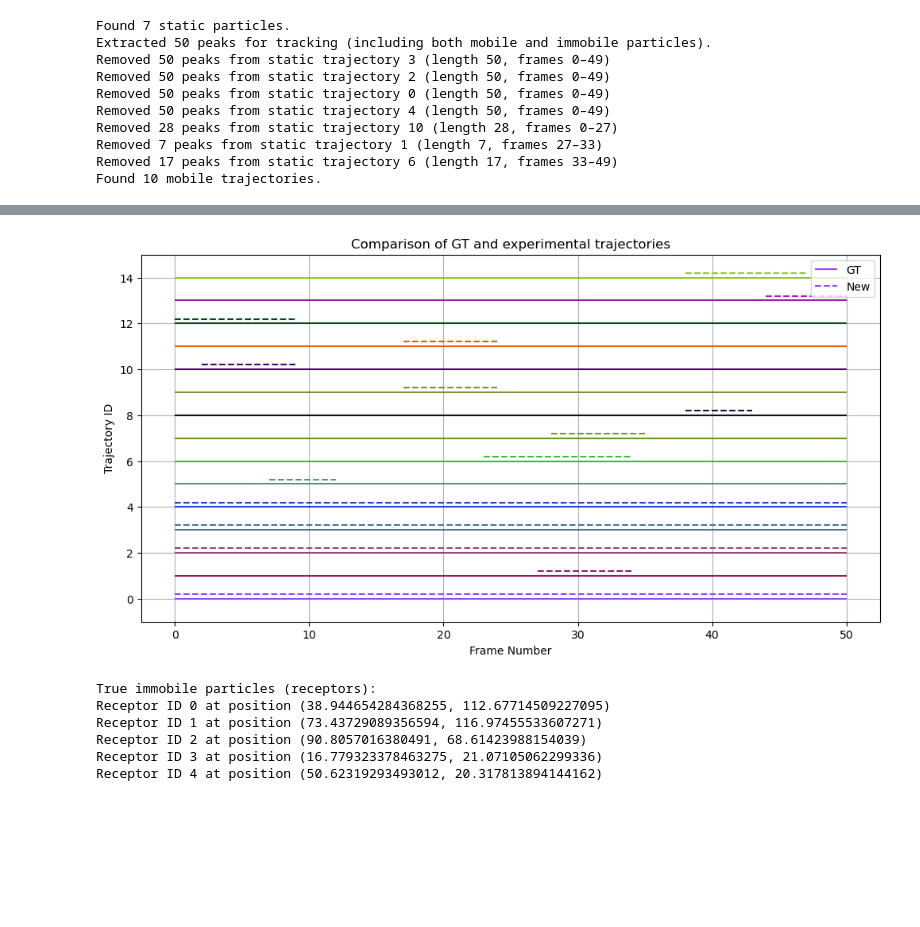
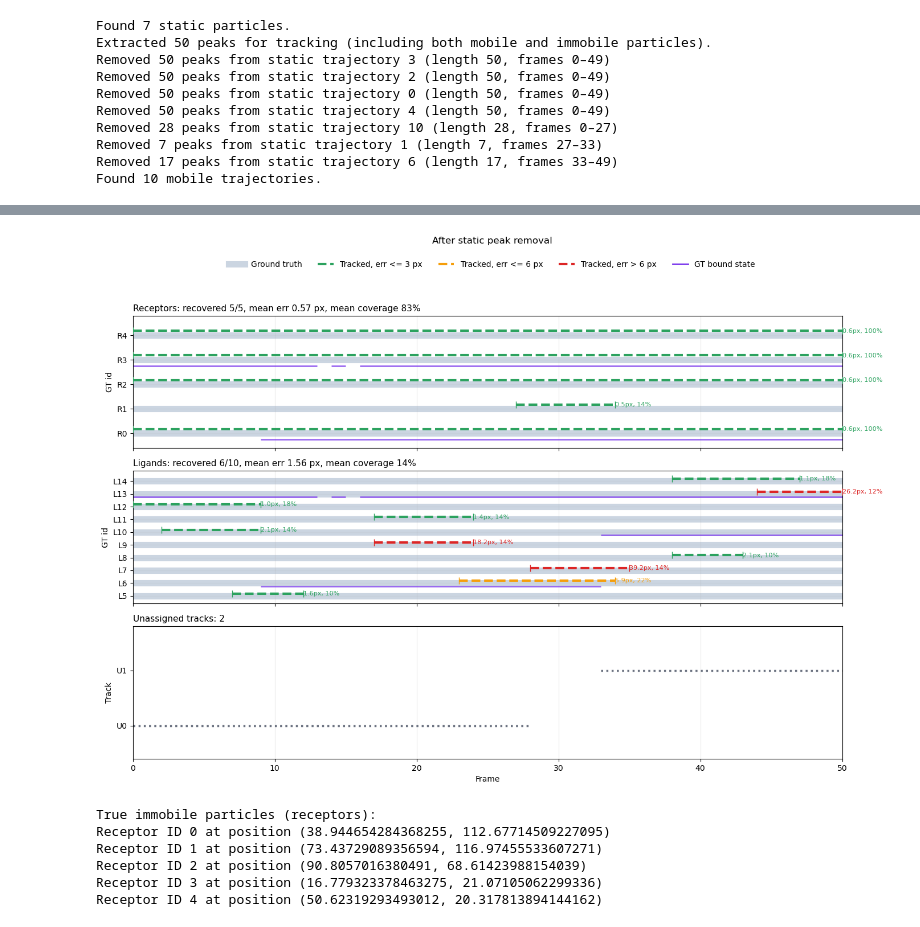
Before and after one commit to armellechr/MICRO-489_SMLM_tracking, a Jupyter notebook: Experiments/LigandReceptorExperiment.ipynb, the cells around one changed output, grey strips where cells are left out. Cells and saved outputs as stored; diff of their text form; code cells hidden in the pictures; blank space fills up the shorter version.

Commit message:
new lin traj visualizer

```diff
--- a/Experiments/LigandReceptorExperiment.ipynb
+++ b/Experiments/LigandReceptorExperiment.ipynb
@@ -212,7 +582,13 @@ Trajectory ID: -1, Frames: 33->49, Number of positions: 17, Relabelled: No
 # %%
-linear_trajectories_visualizer(trajs_loc_sep, trajectories_GT)
+linear_trajectories_visualizer(
+    trajs_loc_sep,
+    trajectories_GT,
+    quality_tolerance=3.0,
+    show_labels=True,
+    title="After static peak removal"
+)
 # %% [output]
-[figure, old version]
+[figure, new version]
 # %%
 # the the true GT immobile particles (receptors)
 print("True immobile particles (receptors):")
```
Also changed, not shown: parts of 2 cells of this notebook, 1 other file.
